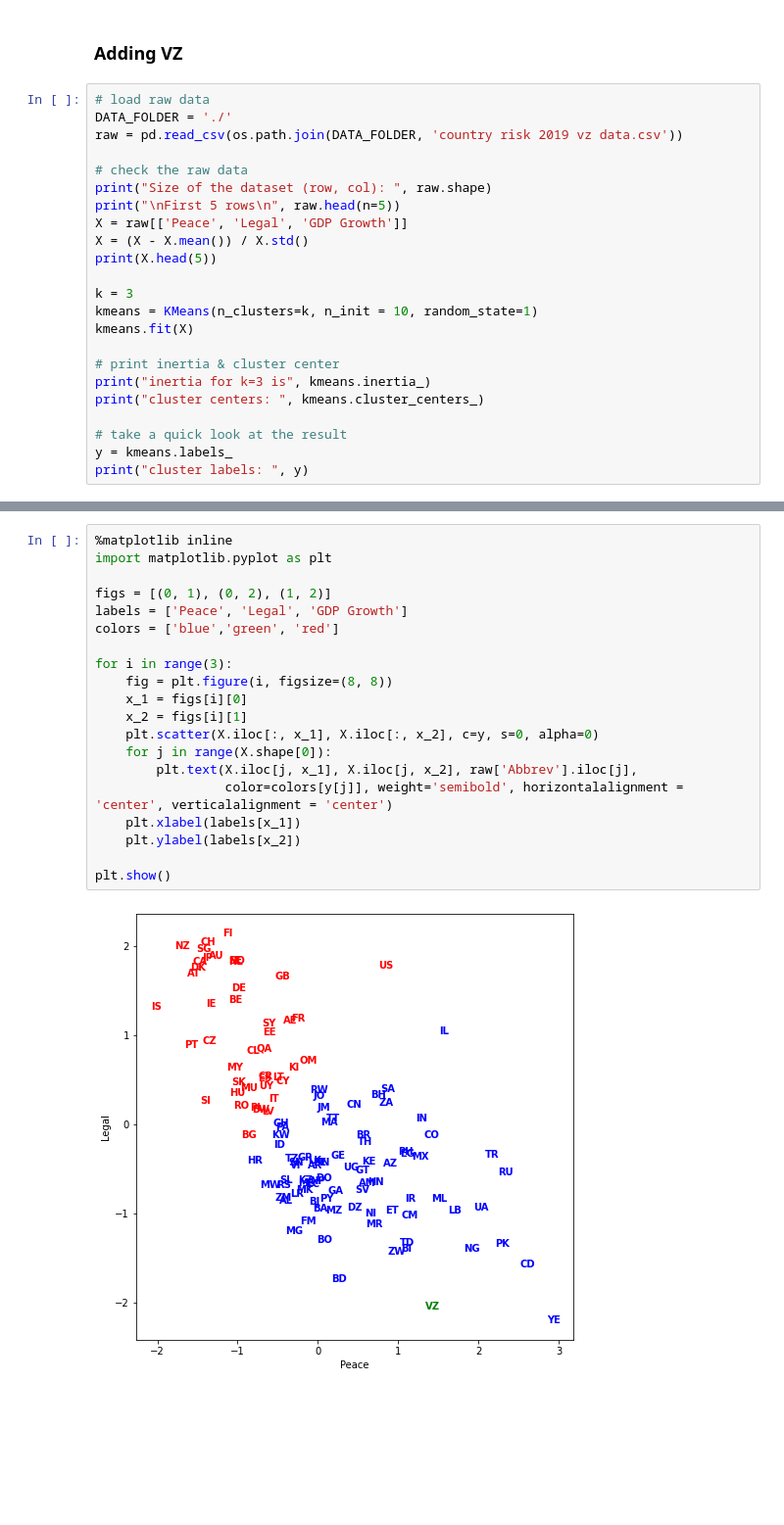
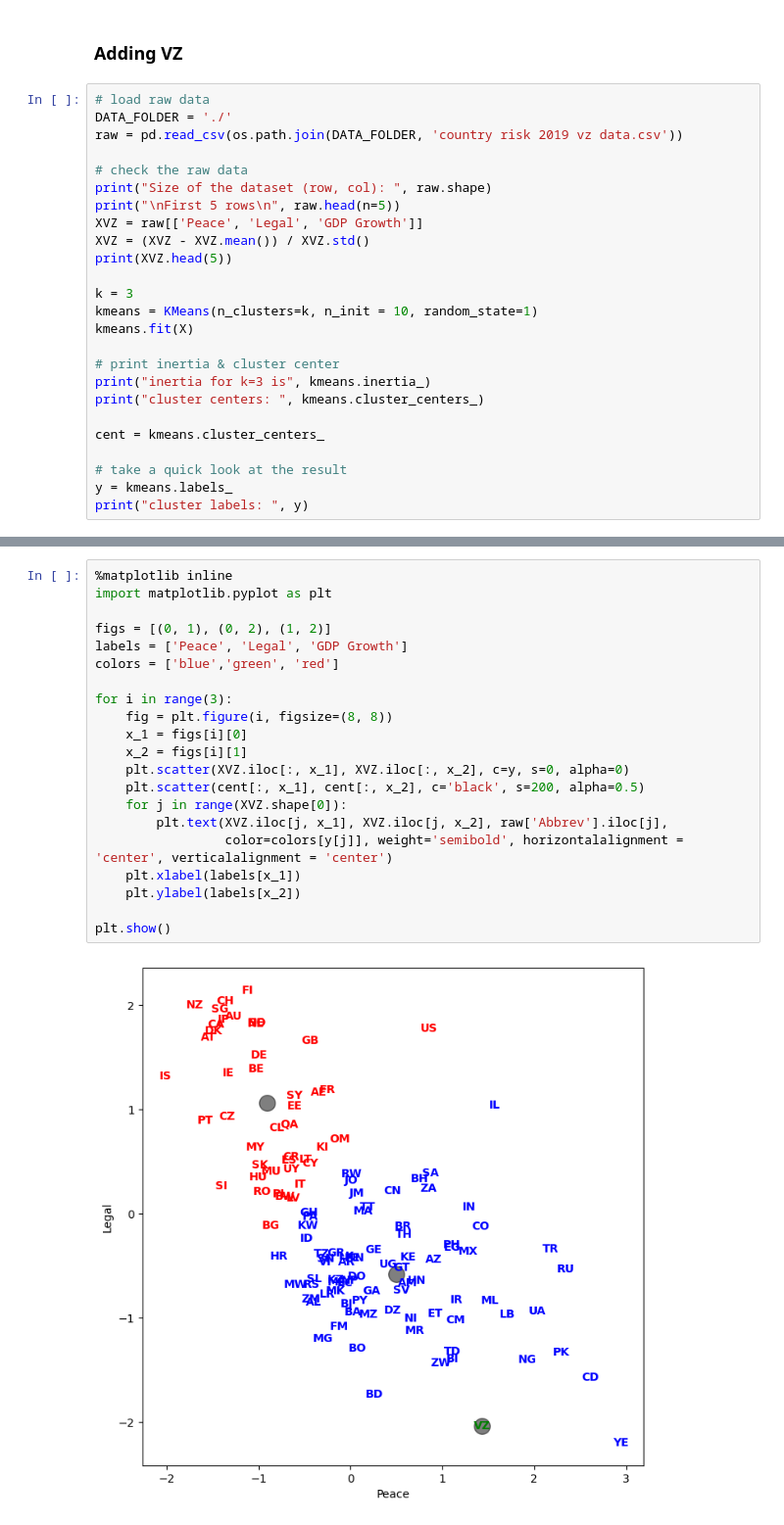
Before and after one commit to TanLeonidHuang/RSM338, a Jupyter notebook: Assignment2/CountryRisk_2019_kmeans_results.ipynb, the cells around one changed output, grey strips where cells are left out. Shown at 98% size. Saved outputs shown, nothing was run; the diff lists cells and outputs as text; blank space fills up the shorter version.

```diff
--- a/Assignment2/CountryRisk_2019_kmeans_results.ipynb
+++ b/Assignment2/CountryRisk_2019_kmeans_results.ipynb
@@ -630,9 +651,9 @@ raw = pd.read_csv(os.path.join(DATA_FOLDER, 'country risk 2019 vz data.csv'))
 # check the raw data
 print("Size of the dataset (row, col): ", raw.shape)
 print("\nFirst 5 rows\n", raw.head(n=5))
-X = raw[['Peace', 'Legal', 'GDP Growth']]
-X = (X - X.mean()) / X.std()
-print(X.head(5))
+XVZ = raw[['Peace', 'Legal', 'GDP Growth']]
+XVZ = (XVZ - XVZ.mean()) / XVZ.std()
+print(XVZ.head(5))
 
 k = 3
 kmeans = KMeans(n_clusters=k, n_init = 10, random_state=1)
@@ -642,6 +663,8 @@ kmeans.fit(X)
 print("inertia for k=3 is", kmeans.inertia_)
 print("cluster centers: ", kmeans.cluster_centers_)
 
+cent = kmeans.cluster_centers_
+
 # take a quick look at the result
 y = kmeans.labels_
 print("cluster labels: ", y)
@@ -666,22 +689,23 @@ cluster labels:  [0 0 0 0 2 2 0 0 0 2 0 0 0 2 0 2 0 0 2 0 2 0 0 2 0 2 2 0 2 0 0
 # %%
 %matplotlib inline
 import matplotlib.pyplot as plt
 
 figs = [(0, 1), (0, 2), (1, 2)]
 labels = ['Peace', 'Legal', 'GDP Growth']
 colors = ['blue','green', 'red']
 
 for i in range(3):
     fig = plt.figure(i, figsize=(8, 8))
     x_1 = figs[i][0]
     x_2 = figs[i][1]
-    plt.scatter(X.iloc[:, x_1], X.iloc[:, x_2], c=y, s=0, alpha=0)
-    for j in range(X.shape[0]):
-        plt.text(X.iloc[j, x_1], X.iloc[j, x_2], raw['Abbrev'].iloc[j],
+    plt.scatter(XVZ.iloc[:, x_1], XVZ.iloc[:, x_2], c=y, s=0, alpha=0)
+    plt.scatter(cent[:, x_1], cent[:, x_2], c='black', s=200, alpha=0.5)
+    for j in range(XVZ.shape[0]):
+        plt.text(XVZ.iloc[j, x_1], XVZ.iloc[j, x_2], raw['Abbrev'].iloc[j],
                  color=colors[y[j]], weight='semibold', horizontalalignment = 'center', verticalalignment = 'center')
     plt.xlabel(labels[x_1])
     plt.ylabel(labels[x_2])
 
 plt.show()
 # %% [output]
-[figure, old version]
+[figure, new version]
```
Also changed, not shown: parts of 19 cells of this notebook, 2 other files.
